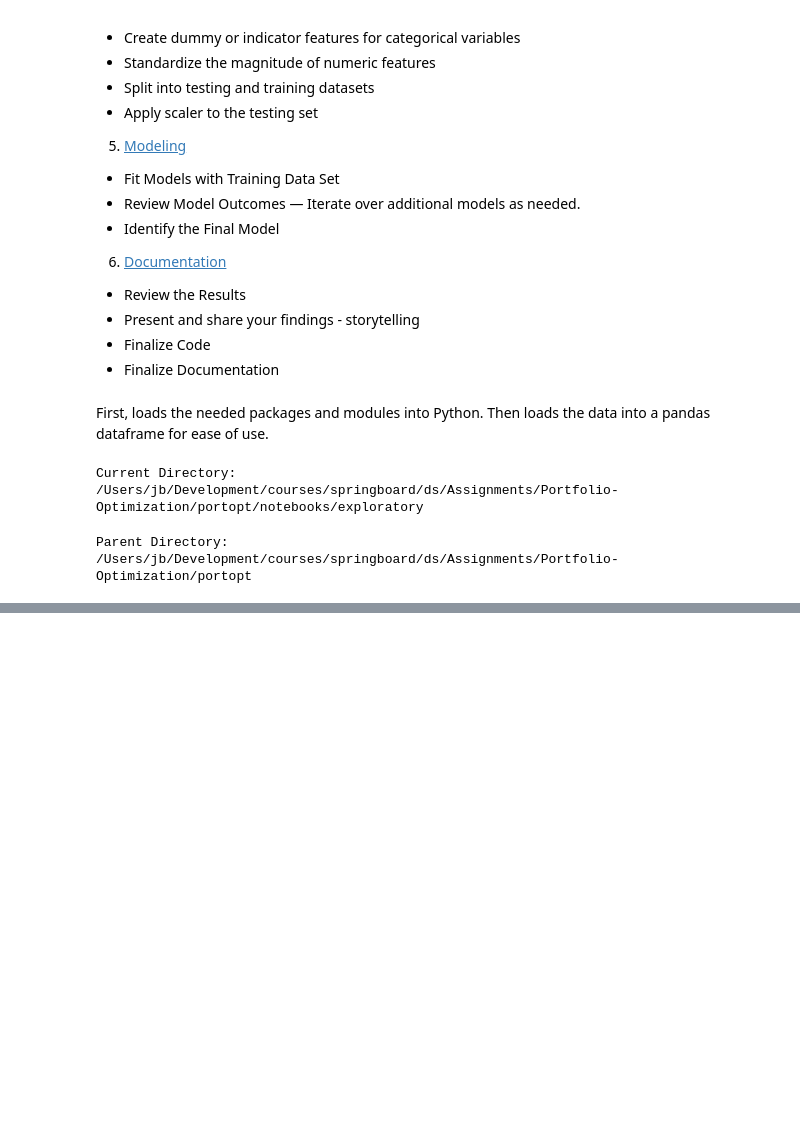
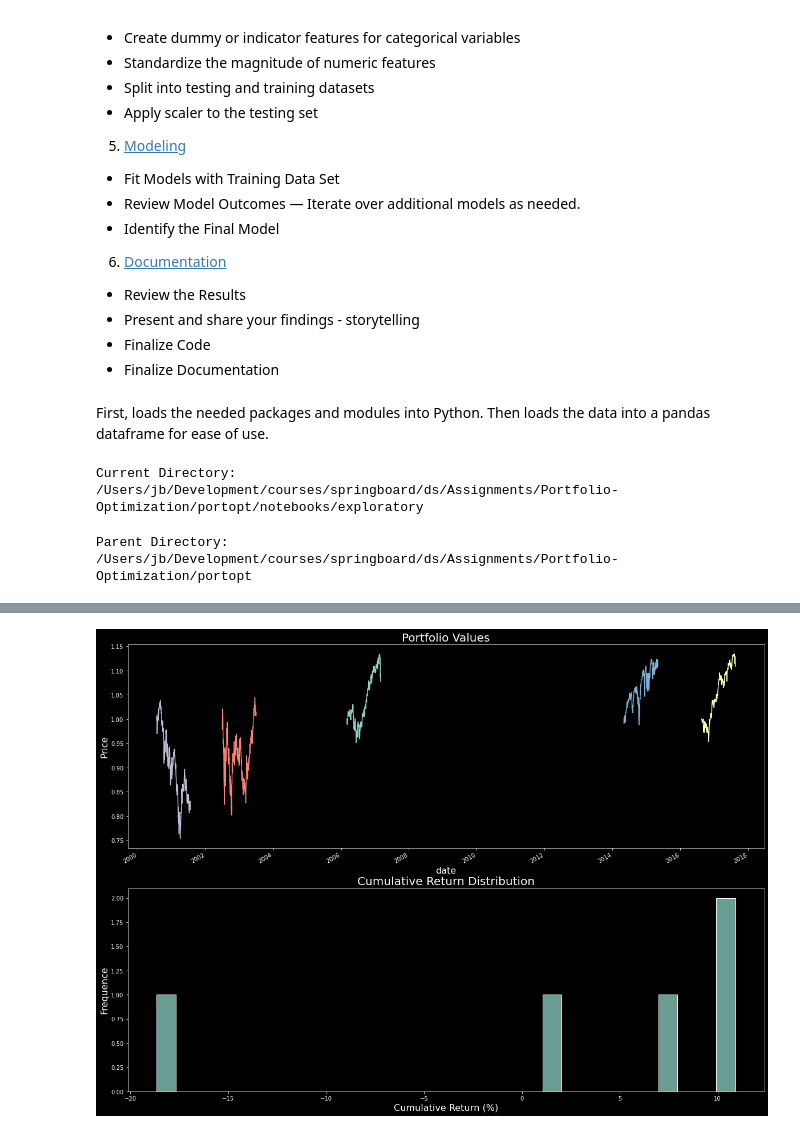
Before and after one commit to jujbates/Portfolio-Optimization, a Jupyter notebook: portopt/notebooks/exploratory/4.0-jujbates-S&P500-PO_pre-processing_and_training_data_development.ipynb, the cells around one changed output, grey strips where cells are left out. Cells and saved outputs as stored; diff of their text form; code cells hidden in the pictures; blank space fills up the shorter version.

```diff
--- a/portopt/notebooks/exploratory/4.0-jujbates-S&P500-PO_pre-processing_and_training_data_development.ipynb
+++ b/portopt/notebooks/exploratory/4.0-jujbates-S&P500-PO_pre-processing_and_training_data_development.ipynb
@@ -91,0 +137,9 @@ sp500_index_adj_close_df.index = pd.to_datetime(sp500_index_adj_close_df.index)
+# %%
+def cumulative_return(df):
+    return (df.iloc[-1] / df.iloc[0]) - 1
+
+def daily_returns(df):
+    return df.pct_change() * 100
+
+def sharpe_ratio(adr, sddr, rfr=0):
+    return (adr - rfr) / sddr
@@ -133,6 +237,10 @@ rand_one_year_window_date_ranges = get_random_date_ranges(n_ranges=5)
 
 rand_one_year_window_sym_50_df = get_top_50_symbols_with_sharpe_ratio(rand_one_year_window_date_ranges, sp500_adj_close_df)
 rand_one_year_window_sp500_index_df = get_top_50_symbols_with_sharpe_ratio(rand_one_year_window_date_ranges, sp500_index_adj_close_df)
+# %%
+sp500_index_performance_df = portfolio_window_performance(sp500_index_adj_close_df, rand_one_year_window_sp500_index_df, projection_window_days=365, optimize=False, plot_flag=True)
+# %% [output]
+[figure, added]
 # %%
 rand_one_year_window_sym_50_df.index.name = 'index'
 rand_one_year_window_sp500_index_df.index.name = 'index'
```
Also changed, not shown: parts of 7 cells of this notebook, 16 other files.
